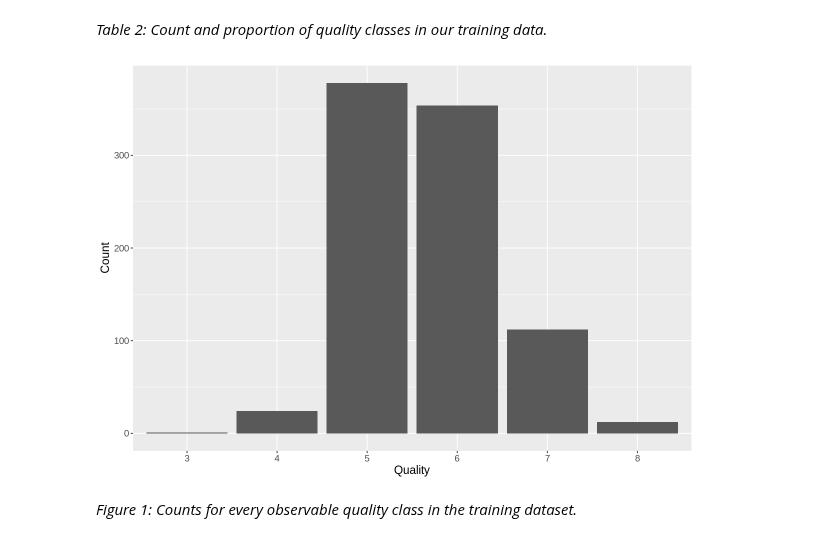
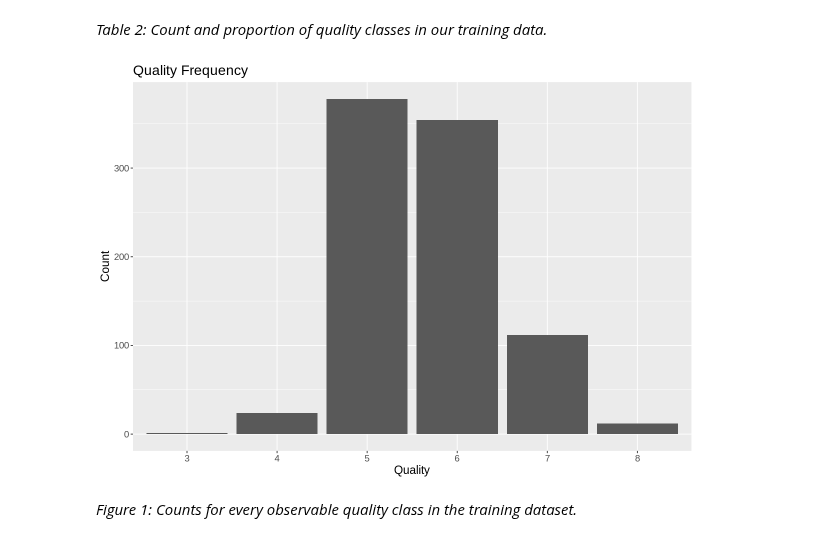
Before and after one commit to jon-chow/DSCI100-WineQualityAnalysis, a Jupyter notebook: FinalReport.ipynb, the cells around one changed output. Cells and saved outputs as stored; diff of their text form; code cells hidden in the pictures.

```diff
--- a/FinalReport.ipynb
+++ b/FinalReport.ipynb
@@ -142,15 +142,15 @@ A tibble: 6 × 3
 # %%
 # count of observations per classifier plot
 options(repr.plot.width = 10, options.repr.plot.height = 15)
 
 train_data_quality_summary_plot <- train_data_quality_summary %>%
                                    ggplot(aes(x = quality, y = count)) +
                                    geom_bar(stat = "identity") +
-                                   labs(x = "Quality", y = "Count") +
+                                   labs(x = "Quality", y = "Count", title = "Quality Frequency") +
                                    theme(text = element_text(size = 14))
 train_data_quality_summary_plot
 # %% [output]
-[figure, old version]
+[figure, new version]
 # %% [markdown]
 *Figure 1: Counts for every observable quality class in the training dataset.*
 # %% [markdown]
```
Also changed, not shown: parts of 5 cells of this notebook.
